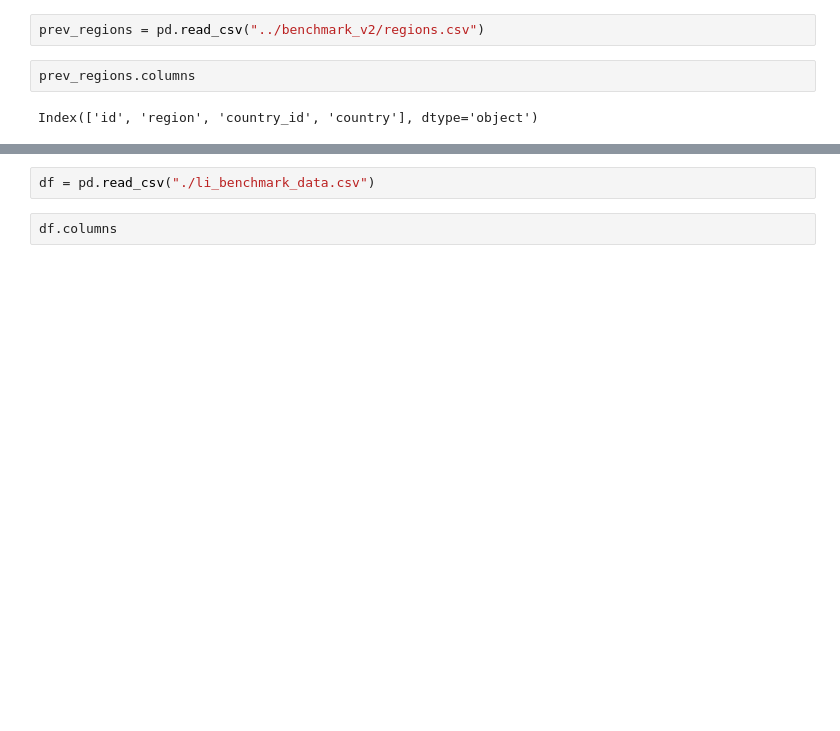
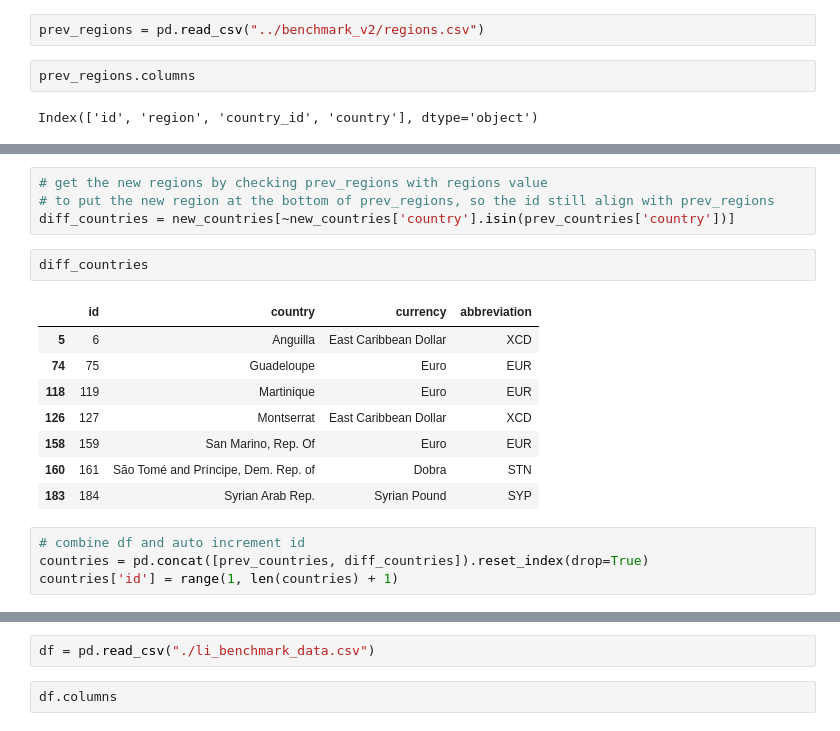
Before and after one commit to akvo/IDH-IDC, a Jupyter notebook: backend/source/transformer/benchmark_v3/living_income_benchmark_v3.ipynb, the cells around one changed output, grey strips where cells are left out. Saved outputs shown, nothing was run; the diff lists cells and outputs as text; blank space fills up the shorter version.

```diff
--- a/backend/source/transformer/benchmark_v3/living_income_benchmark_v3.ipynb
+++ b/backend/source/transformer/benchmark_v3/living_income_benchmark_v3.ipynb
@@ -48,0 +80,19 @@ Index(['id', 'region', 'country_id', 'country'], dtype='object')
+# %%
+# get the new regions by checking prev_regions with regions value
+# to put the new region at the bottom of prev_regions, so the id still align with prev_regions
+diff_countries = new_countries[~new_countries['country'].isin(prev_countries['country'])]
+# %%
+diff_countries
+# %% [output]
+|  | id | country | currency | abbreviation |
+| 5 | 6 | Anguilla | East Caribbean Dollar | XCD |
+| 74 | 75 | Guadeloupe | Euro | EUR |
+| 118 | 119 | Martinique | Euro | EUR |
+| 126 | 127 | Montserrat | East Caribbean Dollar | XCD |
+| 158 | 159 | San Marino, Rep. Of | Euro | EUR |
+| 160 | 161 | São Tomé and Príncipe, Dem. Rep. of | Dobra | STN |
+| 183 | 184 | Syrian Arab Rep. | Syrian Pound | SYP |
+# %%
+# combine df and auto increment id
+countries = pd.concat([prev_countries, diff_countries]).reset_index(drop=True)
+countries['id'] = range(1, len(countries) + 1)
```
Also changed, not shown: parts of 13 cells of this notebook, 4 other files.
